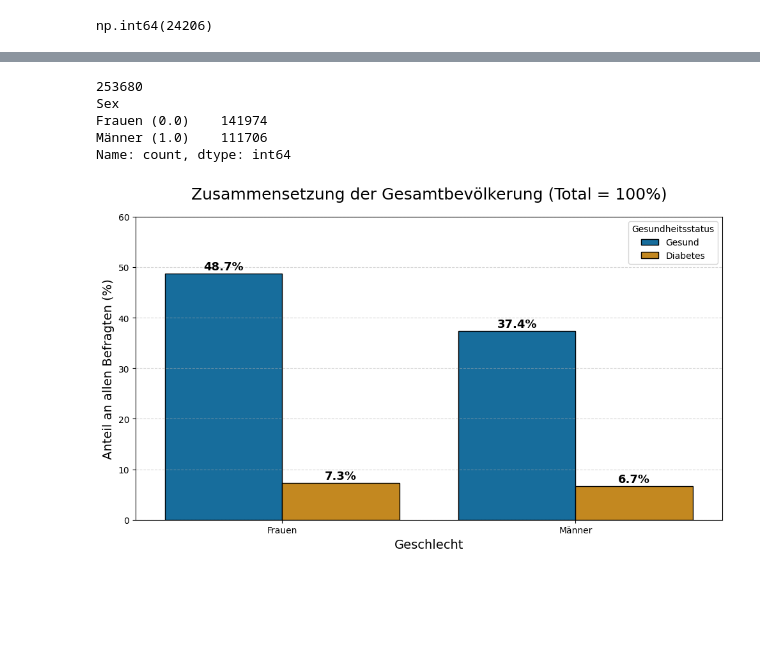
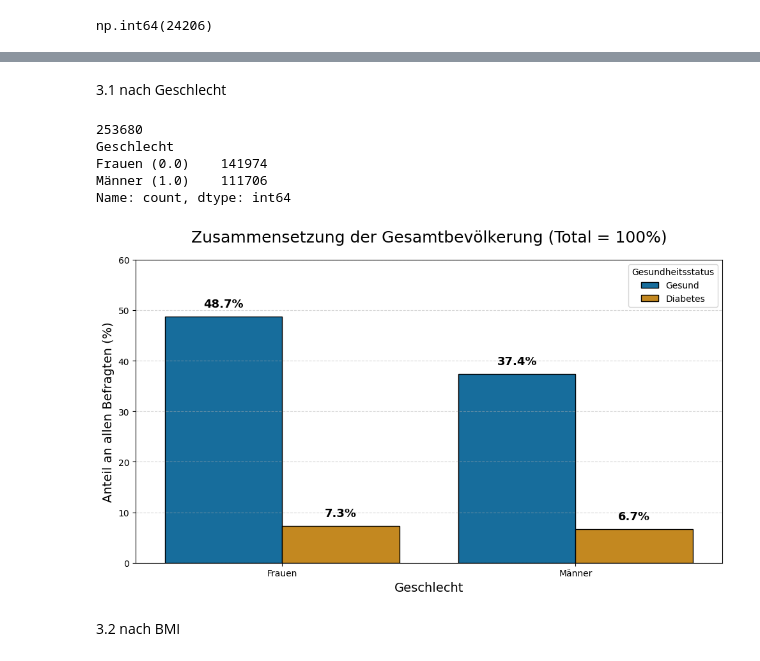
Before and after one commit to StackKer5000/Diabetes_Analysis, a Jupyter notebook: diabetes_v01.ipynb, the cells around one changed output, grey strips where cells are left out. Cells and saved outputs as stored; diff of their text form; code cells hidden in the pictures; blank space fills up the shorter version.

```diff
--- a/diabetes_v01.ipynb
+++ b/diabetes_v01.ipynb
@@ -168,64 +391,73 @@ dtype: int64
+# %% [markdown]
+3.1 nach Geschlecht
 # %%
-print(len(df['Sex']))
-print(df['Sex'].map({0.0: 'Frauen (0.0)', 1.0: 'Männer (1.0)'}).value_counts())
+print(len(df['Geschlecht']))
+print(df['Geschlecht'].map({0.0: 'Frauen (0.0)', 1.0: 'Männer (1.0)'}).value_counts())
 # %% [output]
 253680
-Sex
+Geschlecht
 Frauen (0.0)    141974
 Männer (1.0)    111706
 Name: count, dtype: int64
 # %%
 # Zusammensetzung gesamt und nach Geschlecht
 import pandas as pd  # <-- Das löst den NameError für 'pd'
 import matplotlib.pyplot as plt
 import seaborn as sns
 
 
+# Berechne den prozentualen Anteil jeder Kombination an der GESAMTANZAHL alle Befragten (Total = 100%)
+gesamt_aufteilung = (
+    pd.crosstab(df["Geschlecht"], df["Diabetes_Status"], normalize="all") * 100
+)
 
-# Berechne den prozentualen Anteil jeder Kombination an der GESAMTANZAHL (Total = 100%)
-gesamt_aufteilung = pd.crosstab(df['Sex'], df['Diabetes_binary'], normalize='all') * 100
+gesamt_df = gesamt_aufteilung.stack().reset_index()   # Umwandeln in ein für Seaborn lesbares Format
+gesamt_df.columns = ["Geschlecht", "Diabetes_Status", "Prozent_an_Gesamtpopulation"]   # aus der Crosstab
 
-# Umwandeln in ein für Seaborn leicht lesbares Format
-gesamt_df = gesamt_aufteilung.stack().reset_index()
-gesamt_df.columns = ['Geschlecht', 'Diabetes_Status', 'Prozent_an_Gesamtpopulation']
+# Beschriftungen für die Folie
+gesamt_df["Geschlecht"] = gesamt_df["Geschlecht"].map({0: "Frauen", 1: "Männer"})
+gesamt_df["Diabetes_Status"] = gesamt_df["Diabetes_Status"].map(
+    {0: "Gesund", 1: "Diabetes"}
+)
 
-# Beschriftungen für die Folie verständlich übersetzen
-gesamt_df['Geschlecht'] = gesamt_df['Geschlecht'].map({0.0: 'Frauen', 1.0: 'Männer'})
-gesamt_df['Diabetes_Status'] = gesamt_df['Diabetes_Status'].map({0.0: 'Gesund', 1.0: 'Diabetes'})
-
-# Plot erstellen mit Seaborn
+# Seaborn Plot
 plt.figure(figsize=(10, 6))
 
-# HIER NUTZEN WIR DAS FARBBLINDEN-SCHEMA:
-# Die Palette 'colorblind' liefert standardmäßig Blau für die erste und Orange für die zweite Gruppe.
+# Balkendiagramm
 ax = sns.barplot(
     data=gesamt_df,
-    x='Geschlecht',
-    y='Prozent_an_Gesamtpopulation',
-    hue='Diabetes_Status',
-    palette='colorblind',  # Aktiviert das barrierefreie Farbschema
-    edgecolor='black'
+    x="Geschlecht",
+    y="Prozent_an_Gesamtpopulation",
+    hue="Diabetes_Status",
+    palette="colorblind",  # barrierefreies Farbschema
+    edgecolor="black",
 )
 
-# Styling für eine saubere, gut lesbare PowerPoint-Folie
-plt.title('Zusammensetzung der Gesamtbevölkerung (Total = 100%)', fontsize=18, pad=20)
-plt.xlabel('Geschlecht', fontsize=14)
-plt.ylabel('Anteil an allen Befragten (%)', fontsize=14)
+# Styling PowerPoint-Folie
+plt.title(
+    "Zusammensetzung der Gesamtbevölkerung (Total = 100%)", fontsize=18, pad=20
+)
+plt.xlabel("Geschlecht", fontsize=14)
+plt.ylabel("Anteil an allen Befragten (%)", fontsize=14)
 plt.ylim(0, 60)  # Genug Platz nach oben für die Text-Labels
-plt.grid(axis='y', linestyle='--', alpha=0.5)
+plt.grid(axis="y", linestyle="--", alpha=0.5)
 
 # Legende anpassen
-plt.legend(title="Gesundheitsstatus", loc='upper right')
+plt.legend(title="Gesundheitsstatus", loc="upper right")
 
-# Prozentzahlen exakt über die Balken schreiben
-for p in ax.patches:
-    height = p.get_height()
-    if height > 0:
-        ax.annotate(f"{height:.1f}%",
-                    (p.get_x() + p.get_width() / 2., height + 0.8),
-                    ha='center', va='baseline', color='black', fontweight='bold', fontsize=13)
+# Methode, um Prozentzahlen über die Balken zu schreiben
+for container in ax.containers:
+    ax.bar_label(
+        container,
+        fmt="%.1f%%",  # Formatiert als Fließkommazahl mit Prozentzeichen
+        label_type="edge",
+        padding=8,  # Eleganter Abstand nach oben ohne Hardcode
+        color="black",
+        fontweight="bold",
+        fontsize=13,
+    )
 
 plt.tight_layout()
 plt.show()
 # %% [output]
-[figure, old version]
+[figure, new version]
@@ -234 +464,3 @@ plt.show()
+# %% [markdown]
+3.2 nach BMI
 # %%
```
Also changed, not shown: parts of 31 cells of this notebook.
